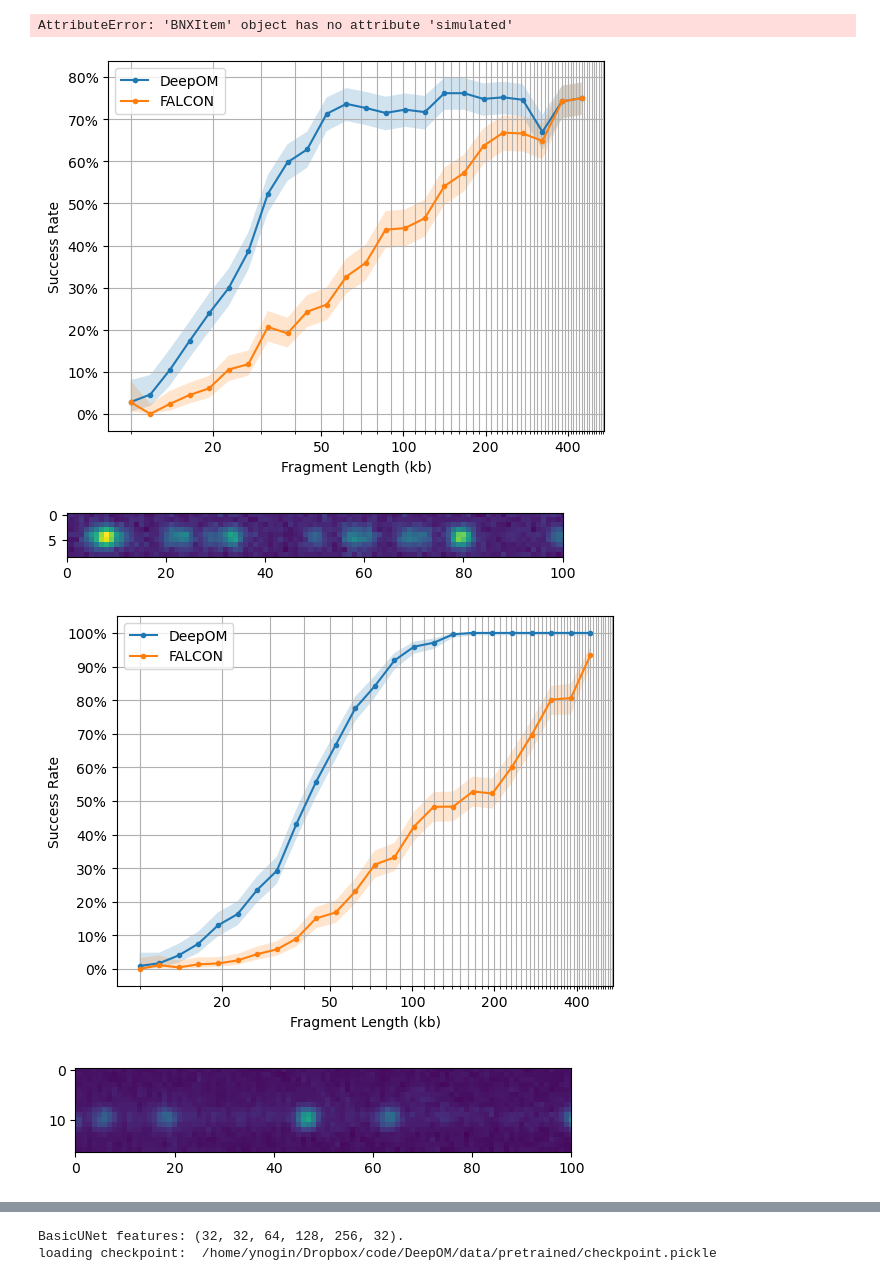
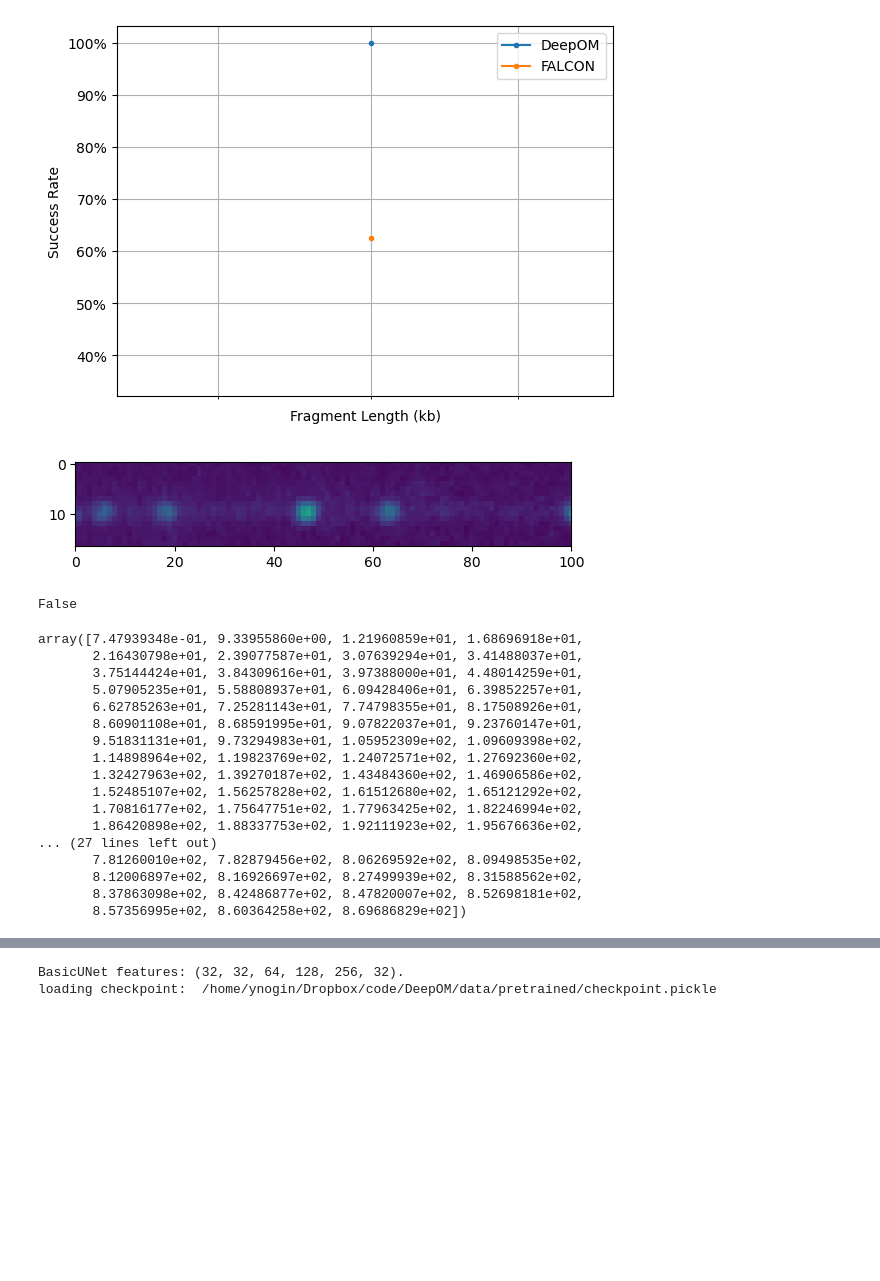
Before and after one commit to yevgenin/DeepOM, a Jupyter notebook: figures/falcon_compare.ipynb, the cells around one changed output, grey strips where cells are left out. Cells and saved outputs as stored; diff of their text form; code cells hidden in the pictures; blank space fills up the shorter version.

```diff
--- a/figures/falcon_compare.ipynb
+++ b/figures/falcon_compare.ipynb
@@ -12,7 +33,7 @@ from deepom.bionano_compare import *
 from deepom.bionano_utils import *
 
 report = BionanoCompareReport()
-for report.run_name in ["20230117T165559Z", "20230118T001629Z"]:
+for report.run_name in ["20230118T145736Z"]:
     report.read_compute_results()
     report = report
     plt.figure()
@@ -30,5 +50,29 @@ for report.run_name in ["20230117T165559Z", "20230118T001629Z"]:
-AttributeError: 'BNXItem' object has no attribute 'simulated'
-[figure, old version]
+[figure, new version]
-[figure, old version]
+[figure, new version]
-[figure, removed]
-[figure, removed]
+# %%
+for item in report.aligner_falcon_accuracy_items:
+    if not item.correct:
+        break
+item.correct
+# %% [output]
+False
+# %%
+item.alignment_item.qry_item.locs
+# %% [output]
+array([7.47939348e-01, 9.33955860e+00, 1.21960859e+01, 1.68696918e+01,
+       2.16430798e+01, 2.39077587e+01, 3.07639294e+01, 3.41488037e+01,
+       3.75144424e+01, 3.84309616e+01, 3.97388000e+01, 4.48014259e+01,
+       5.07905235e+01, 5.58808937e+01, 6.09428406e+01, 6.39852257e+01,
+       6.62785263e+01, 7.25281143e+01, 7.74798355e+01, 8.17508926e+01,
+       8.60901108e+01, 8.68591995e+01, 9.07822037e+01, 9.23760147e+01,
+       9.51831131e+01, 9.73294983e+01, 1.05952309e+02, 1.09609398e+02,
+       1.14898964e+02, 1.19823769e+02, 1.24072571e+02, 1.27692360e+02,
+       1.32427963e+02, 1.39270187e+02, 1.43484360e+02, 1.46906586e+02,
+       1.52485107e+02, 1.56257828e+02, 1.61512680e+02, 1.65121292e+02,
+       1.70816177e+02, 1.75647751e+02, 1.77963425e+02, 1.82246994e+02,
+       1.86420898e+02, 1.88337753e+02, 1.92111923e+02, 1.95676636e+02,
+... (27 lines left out)
+       7.81260010e+02, 7.82879456e+02, 8.06269592e+02, 8.09498535e+02,
+       8.12006897e+02, 8.16926697e+02, 8.27499939e+02, 8.31588562e+02,
+       8.37863098e+02, 8.42486877e+02, 8.47820007e+02, 8.52698181e+02,
+       8.57356995e+02, 8.60364258e+02, 8.69686829e+02])
```
Also changed, not shown: parts of 8 cells of this notebook, 2 other files.
